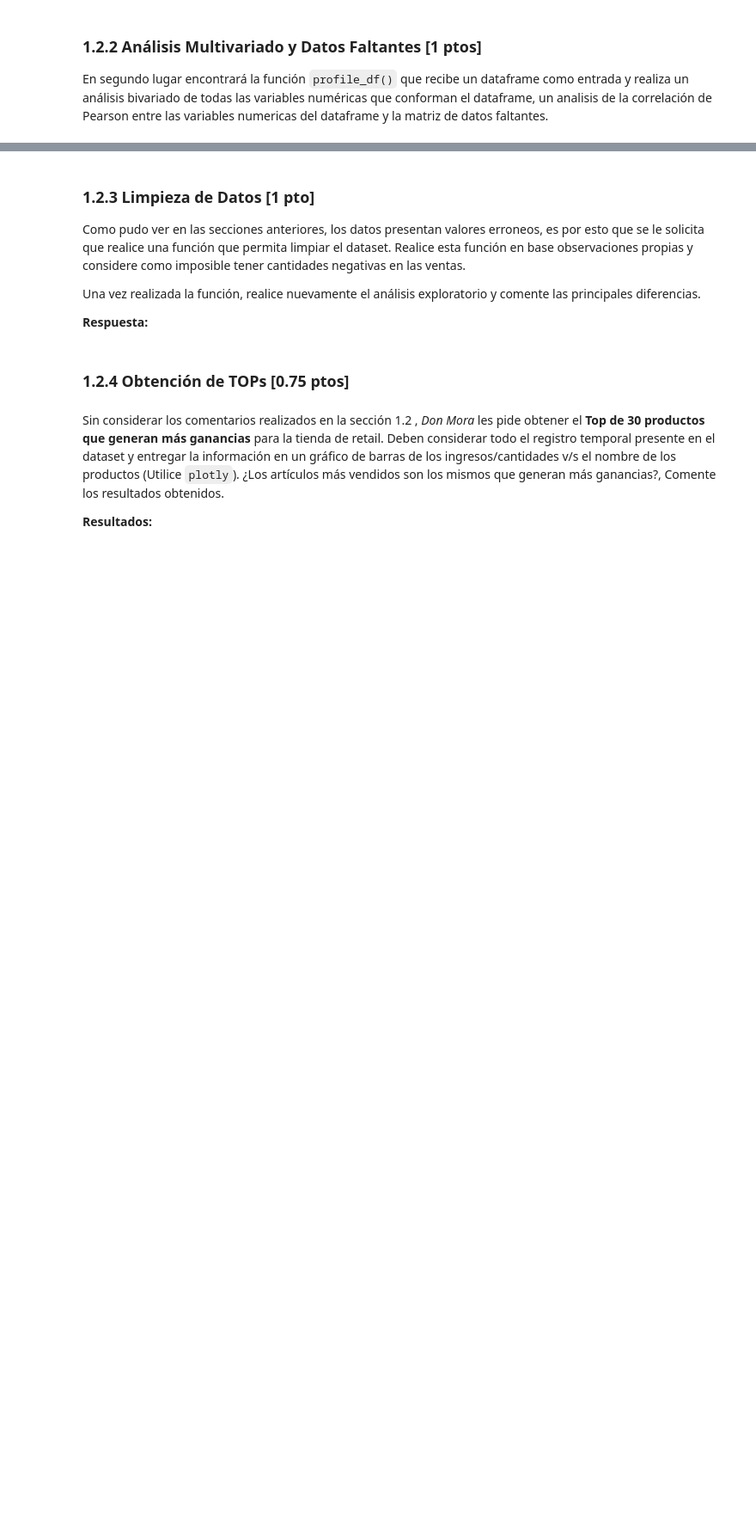
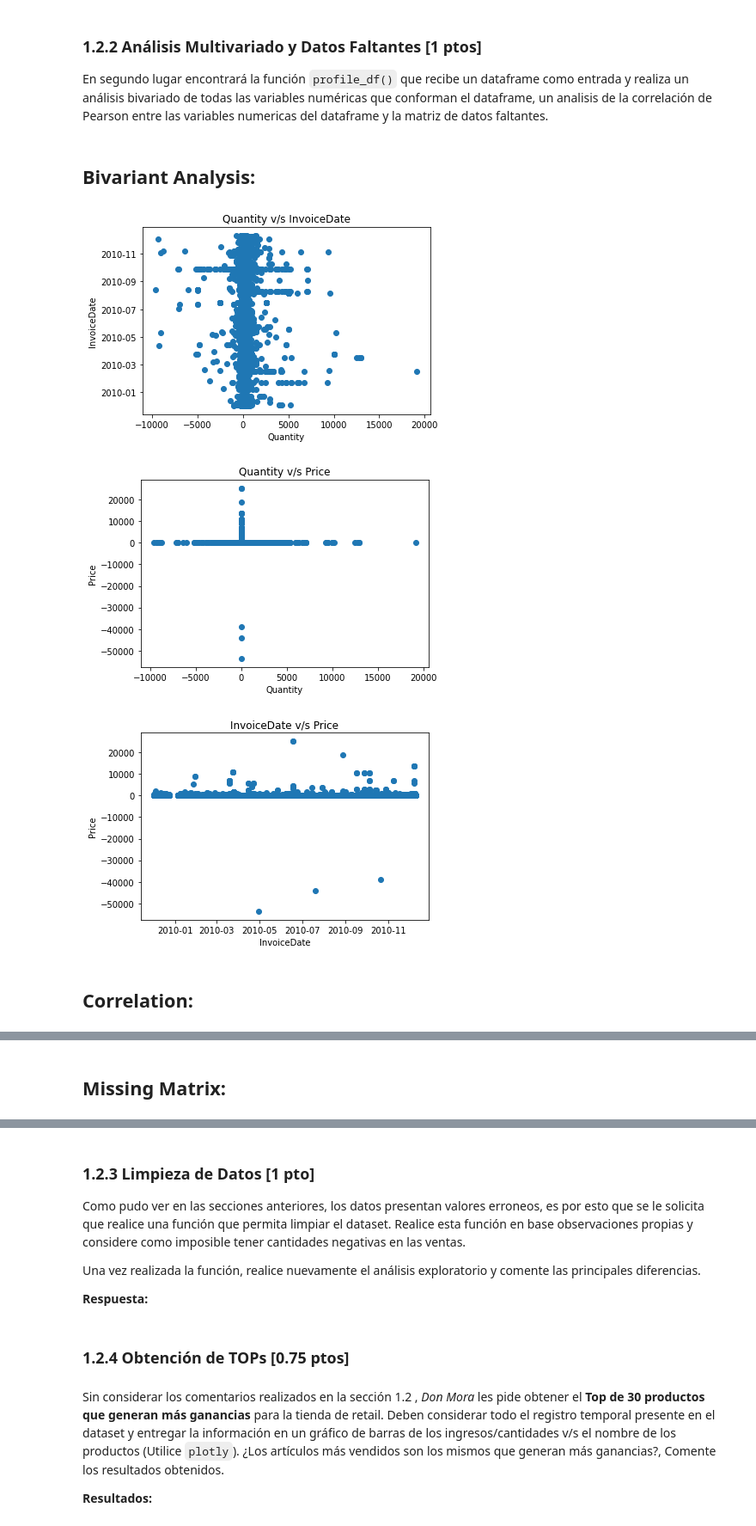
Before and after one commit to matiasjvd/MDS7202-Laboratorio-de-Programaci-n-Cient-fica-para-Ciencia-de-Datos, a Jupyter notebook: MDS7202-Laboratorios/Laboratorio5/Laboratorio5.ipynb, the cells around one changed output, grey strips where cells are left out. Shown: that part at 86% size. Cells and saved outputs as stored; diff of their text form; code cells hidden in the pictures; blank space fills up the shorter version.

```diff
--- a/MDS7202-Laboratorios/Laboratorio5/Laboratorio5.ipynb
+++ b/MDS7202-Laboratorios/Laboratorio5/Laboratorio5.ipynb
@@ -84,7 +84,7 @@ Realice una primera visualización de los datos y señale los atributos que comp
 **Respuesta:**
 # %%
 #Matias
-path = 'C:/Users/Matias/OneDrive/Escritorio/Material U 2022-2/Laboratorio de Programación Científica para Ciencia de Datos/MDS7202(Notebook)/MDS7202-Laboratorios/Laboratorio5/online_retail_II.pickle'
+path = 'C:/Users/matia/OneDrive/Escritorio/Material U 2022-2/Laboratorio de Programación Científica para Ciencia de Datos/MDS7202-Laboratorio-de-Programacion-Cientifica-para-Ciencia-de-Datos/MDS7202-Laboratorios/Laboratorio5/online_retail_II.pickle'
 
 df_retail = pd.read_pickle(path)
 df_retail = df_retail.astype(
@@ -253,7 +388,7 @@ def profile_df(dataframe_in):
 
     list_type = []
     for col in list(df.columns):
-        if is_numeric_dtype(df[col]) or /
+        if is_numeric_dtype(df[col]) or \
         pd.core.dtypes.common.is_datetime_or_timedelta_dtype(df[col]):
             list_type.append(col)
 
@@ -274,3 +409,11 @@ def profile_df(dataframe_in):
     display(Markdown('## Missing Matrix:'))
     fig, ax = plt.subplots(figsize=[15, 10])
     msno.matrix(df, ax=ax, sparkline=False)
+# %%
+profile_df(df_retail)
+# %% [output]
+## Bivariant Analysis:
+[figure, added]
+[figure, added]
+[figure, added]
+## Correlation:
@@ -276,0 +421 @@ def profile_df(dataframe_in):
+## Missing Matrix:
```
Also changed, not shown: parts of 19 cells of this notebook.
